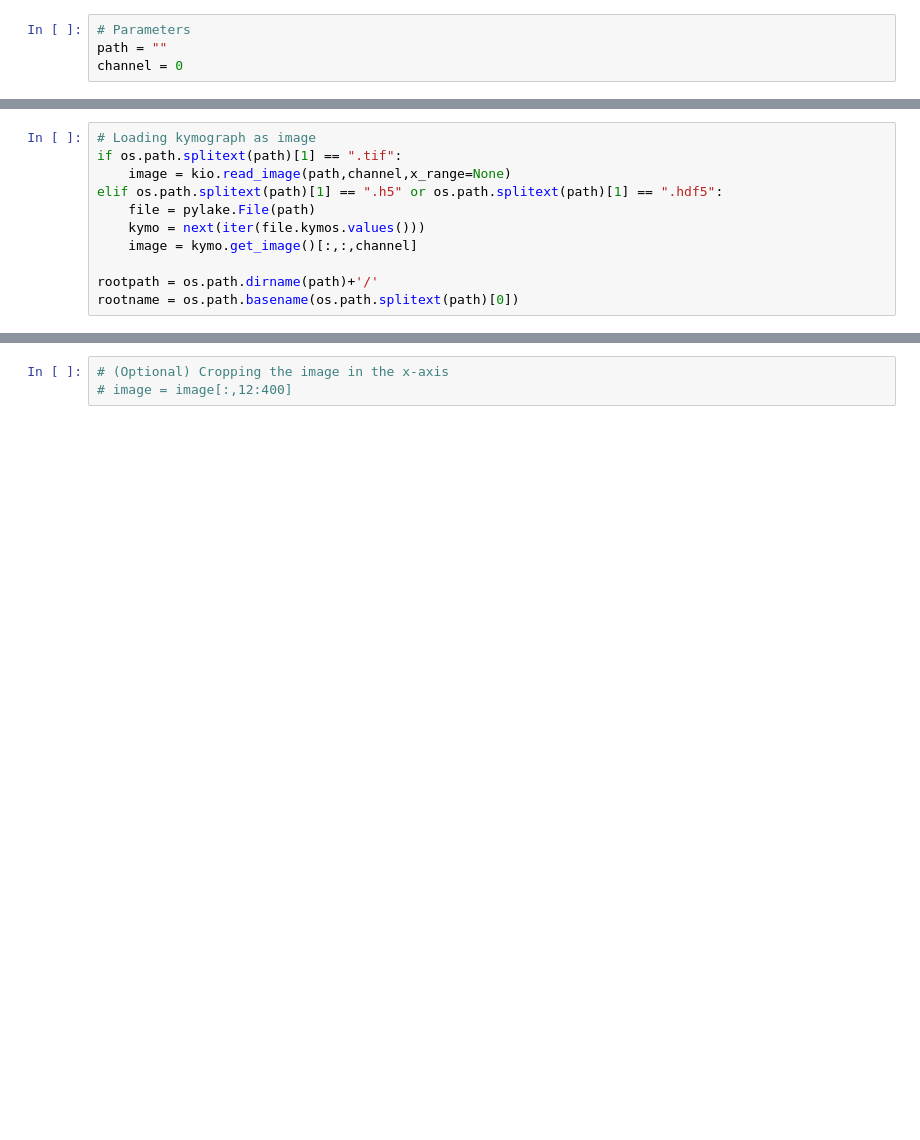
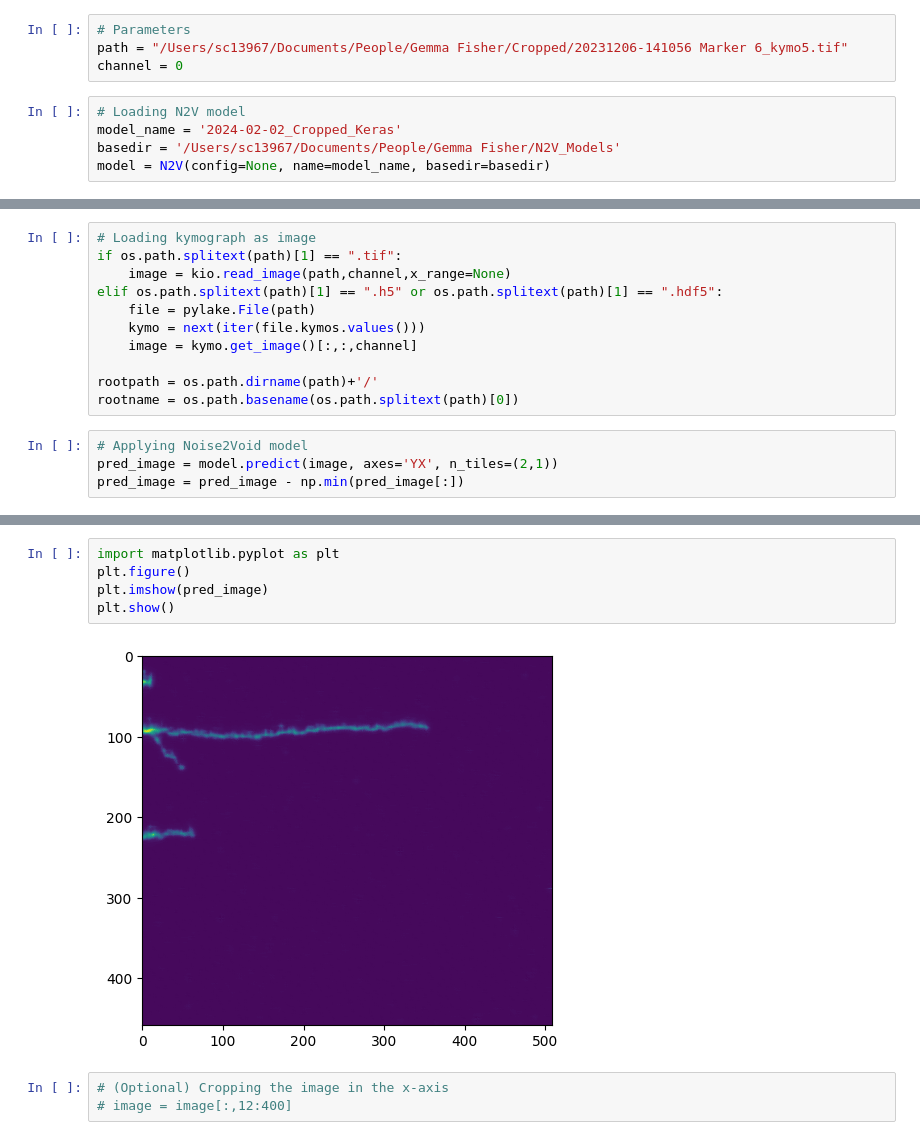
Before and after one commit to sjcross/kymotools, a Jupyter notebook: examplenotebooks/kymos/detect/FitGaussFromImage.ipynb, the cells around one changed output, grey strips where cells are left out. Drawn from its saved outputs; the diff is of its cells as text; blank space fills up the shorter version.

```diff
--- a/examplenotebooks/kymos/detect/FitGaussFromImage.ipynb
+++ b/examplenotebooks/kymos/detect/FitGaussFromImage.ipynb
@@ -7,5 +9,10 @@ import ctraptools.kymos.io as kio
 import os
 # %%
 # Parameters
-path = ""
+path = "/Users/sc13967/Documents/People/Gemma Fisher/Cropped/20231206-141056 Marker 6_kymo5.tif"
 channel = 0
+# %%
+# Loading N2V model
+model_name = '2024-02-02_Cropped_Keras'
+basedir = '/Users/sc13967/Documents/People/Gemma Fisher/N2V_Models'
+model = N2V(config=None, name=model_name, basedir=basedir)
@@ -20,3 +29,7 @@ elif os.path.splitext(path)[1] == ".h5" or os.path.splitext(path)[1] == ".hdf5":
 
 rootpath = os.path.dirname(path)+'/'
 rootname = os.path.basename(os.path.splitext(path)[0])
+# %%
+# Applying Noise2Void model
+pred_image = model.predict(image, axes='YX', n_tiles=(2,1))
+pred_image = pred_image - np.min(pred_image[:])
@@ -23,3 +39,10 @@ rootname = os.path.basename(os.path.splitext(path)[0])
+# %%
+import matplotlib.pyplot as plt
+plt.figure()
+plt.imshow(pred_image)
+plt.show()
+# %% [output]
+[figure, added]
 # %%
 # (Optional) Cropping the image in the x-axis
 # image = image[:,12:400]
```
Also changed, not shown: parts of 7 cells of this notebook, 3 other files.
